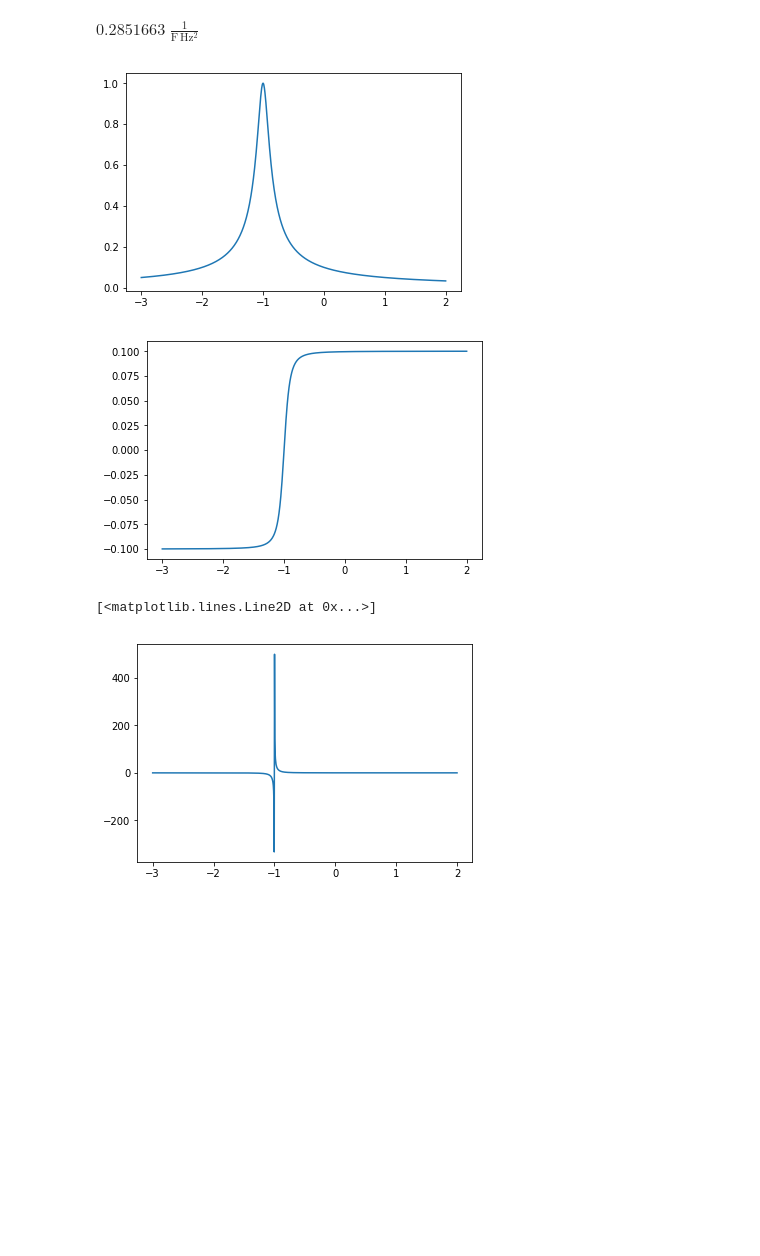
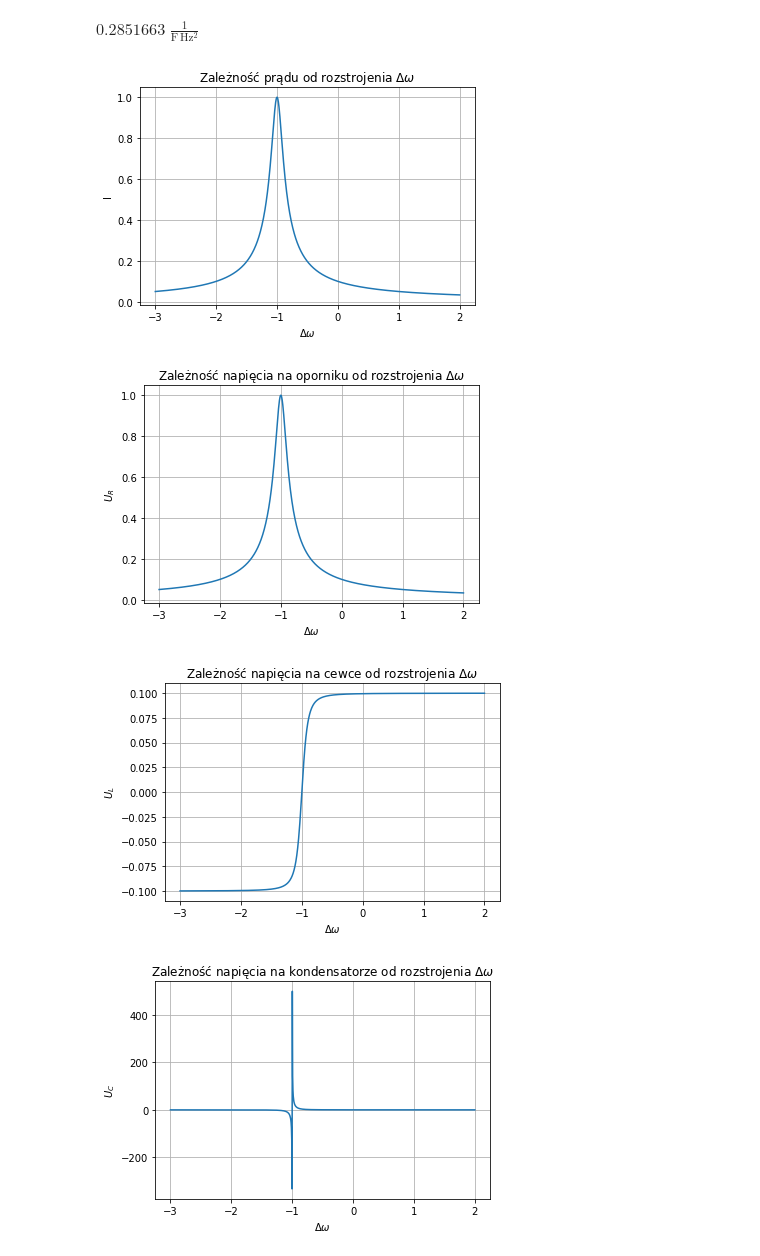
Before and after one commit to MarikinPaulina/EwEF, a Jupyter notebook: 03/03.ipynb, the cells around one changed output. Saved outputs shown, nothing was run; the diff lists cells and outputs as text; code cells hidden in the pictures; blank space fills up the shorter version.

```diff
--- a/03/03.ipynb
+++ b/03/03.ipynb
@@ -141,23 +141,45 @@ $0.2851663 \; \mathrm{\frac{1}{F\,Hz^{2}}}$
 # %%
 domega = np.linspace(-3,2,1000)
 def I(domega):
     ni = domega + 1
     return 1/np.sqrt(1+100*ni**2)
 plt.plot(domega,I(domega))
+plt.xlabel("$\Delta \omega$")
+plt.ylabel("I")
+plt.title("Zależność prądu od rozstrojenia $\Delta \omega$")
+plt.grid()
+plt.savefig('I(omega).png',dpi=400)
+plt.show()
+plt.plot(domega,I(domega))
+plt.xlabel("$\Delta \omega$")
+plt.ylabel("$U_R$")
+plt.title("Zależność napięcia na oporniku od rozstrojenia $\Delta \omega$")
+plt.grid()
+plt.savefig('UR(omega).png',dpi=400)
 plt.show()
 def U_L(domega):
     Q_L = domega +1
     ni = domega + 1
     return Q_L/np.sqrt(1+100*ni**2)
 plt.plot(domega,U_L(domega))
+plt.xlabel("$\Delta \omega$")
+plt.ylabel("$U_L$")
+plt.title("Zależność napięcia na cewce od rozstrojenia $\Delta \omega$")
+plt.grid()
+plt.savefig('UL(omega).png',dpi=400)
 plt.show()
 def U_c(domega):
     Q_c =1/( domega +1)
     ni = domega + 1
     return Q_c/np.sqrt(1+100*ni**2)
 plt.plot(domega,U_c(domega))
+plt.xlabel("$\Delta \omega$")
+plt.ylabel("$U_C$")
+plt.title("Zależność napięcia na kondensatorze od rozstrojenia $\Delta \omega$")
+plt.grid()
+plt.savefig('UC(omega).png',dpi=400)
 # %% [output]
-[figure, old version]
+[figure, new version]
-[figure, old version]
+[figure, new version]
-[<matplotlib.lines.Line2D at 0x...>]
-[figure, old version]
+[figure, new version]
+[figure, added]
```
Also changed, not shown: 4 other files.
